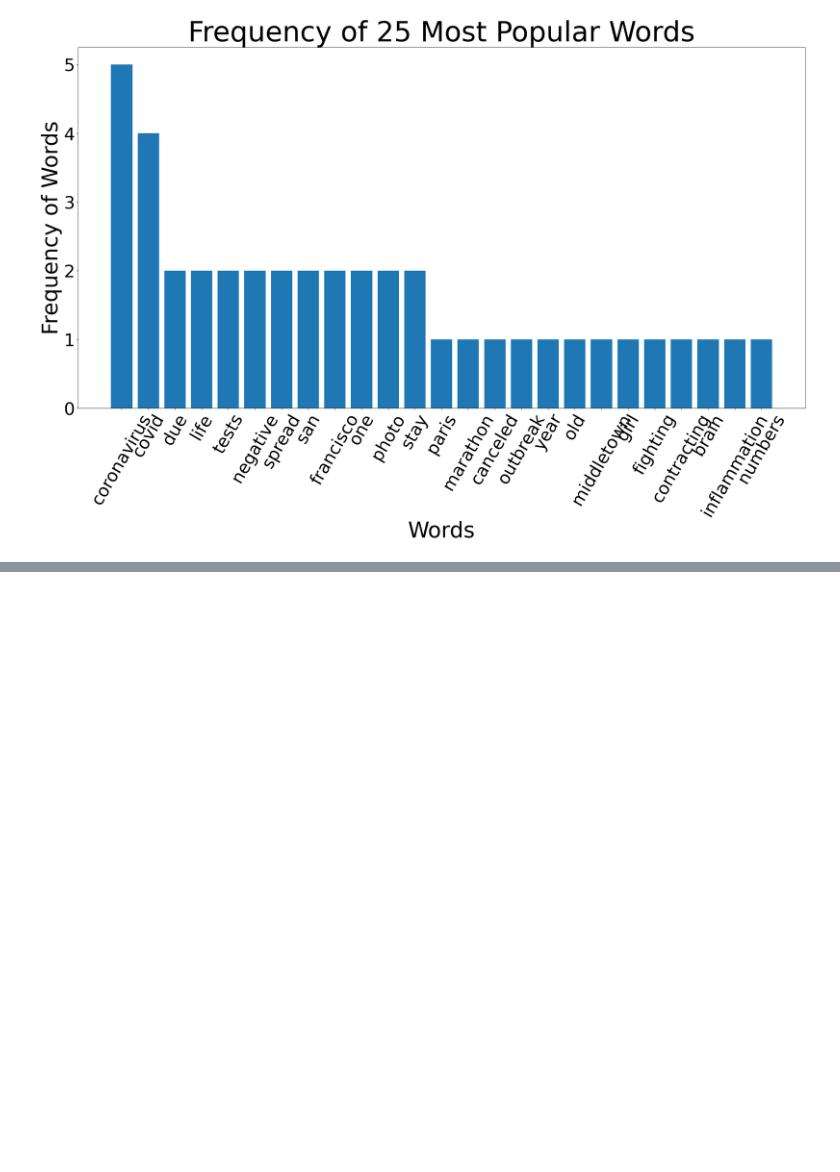
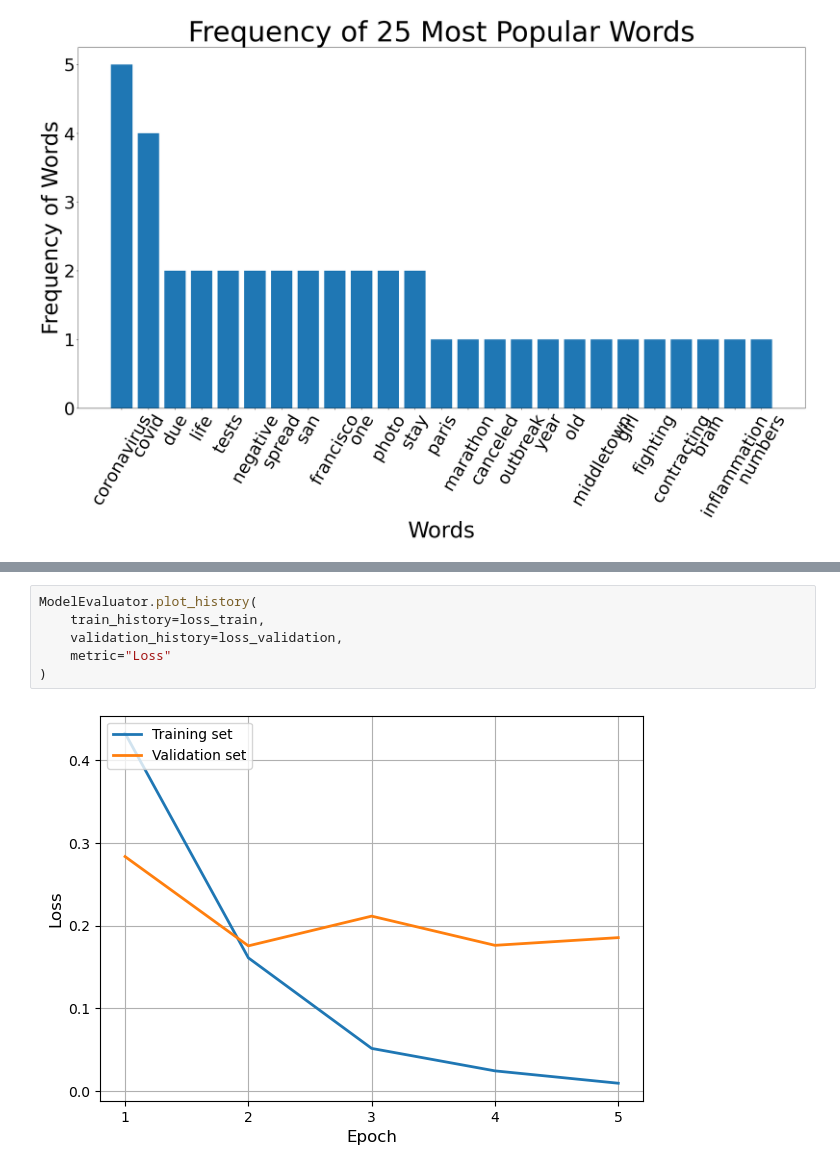
Before and after one commit to AdamixD/NLP-Project, a Jupyter notebook: evaluation/notebooks/Model Evaluation - English 3.ipynb, the cells around one changed output, grey strips where cells are left out. Saved outputs shown, nothing was run; the diff lists cells and outputs as text; blank space fills up the shorter version.

```diff
--- a/evaluation/notebooks/Model Evaluation - English 3.ipynb
+++ b/evaluation/notebooks/Model Evaluation - English 3.ipynb
@@ -181,0 +200,8 @@ DataAnalyzer.plot_most_popular_words_histogram(
+# %%
+ModelEvaluator.plot_history(
+    train_history=loss_train,
+    validation_history=loss_validation,
+    metric="Loss"
+)
+# %% [output]
+[figure, added]
```
Also changed, not shown: parts of 2 cells of this notebook, 25 other files.
